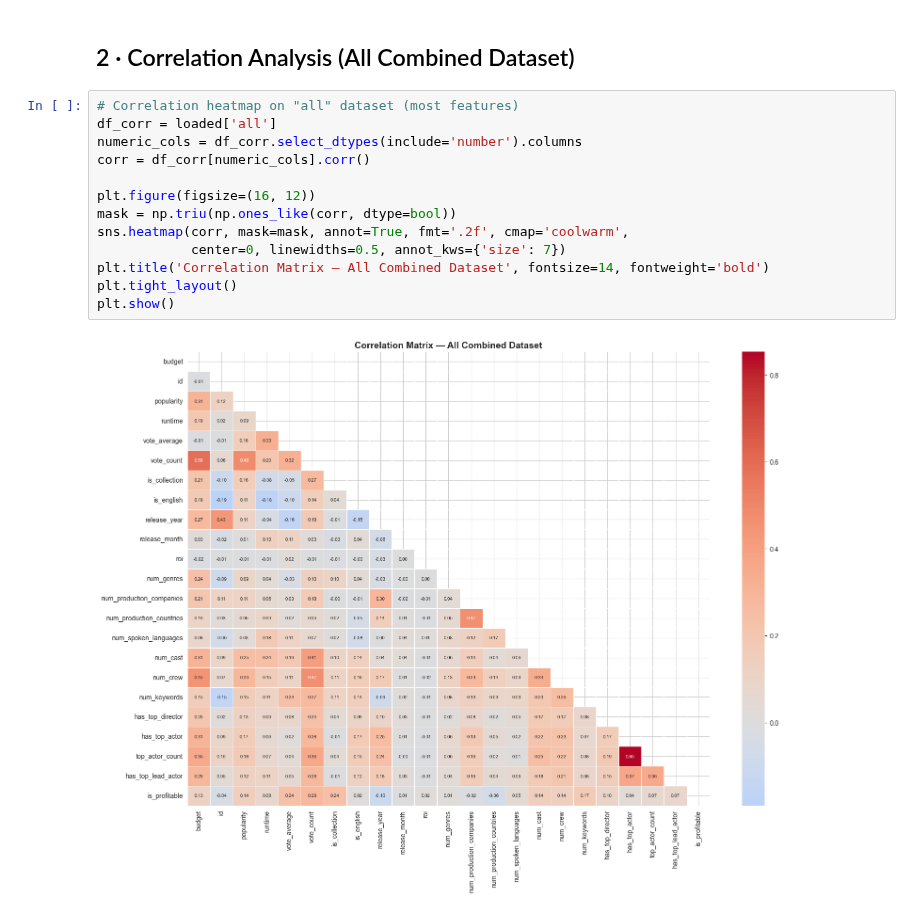
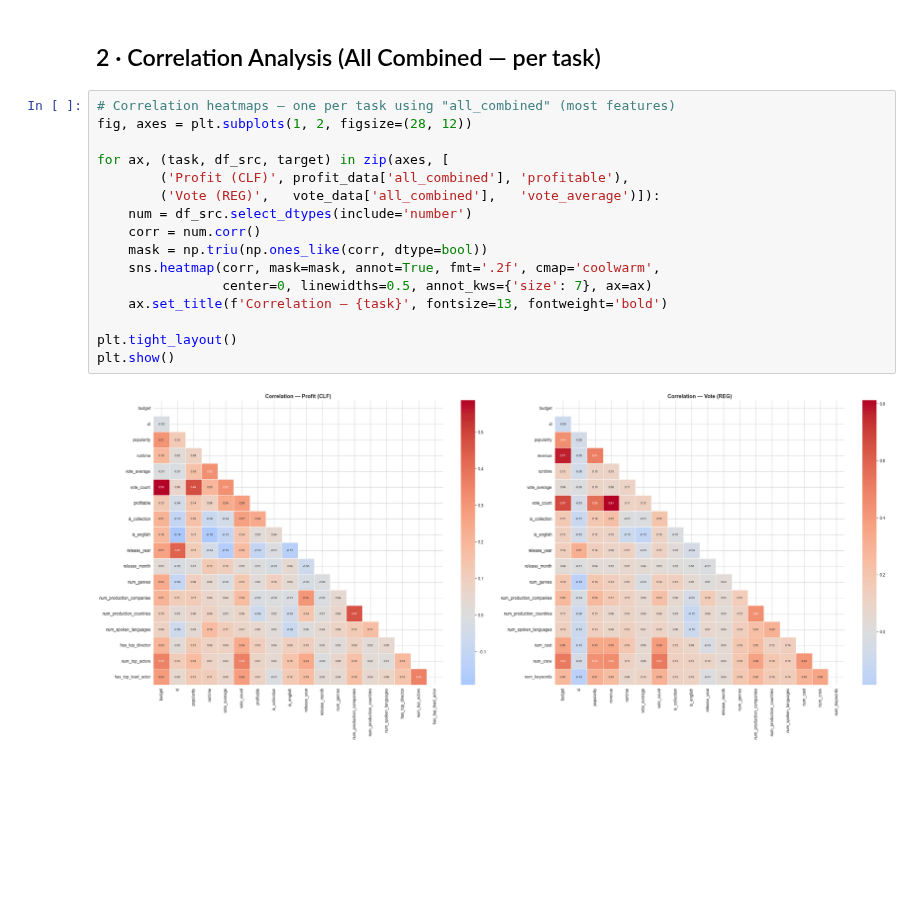
Before and after one commit to MaryemD/movie-success-predictor, a Jupyter notebook: notebooks/03_prepare_for_modeling.ipynb, the cells around one changed output. Drawn from its saved outputs; the diff is of its cells as text; blank space fills up the shorter version.

```diff
--- a/notebooks/03_prepare_for_modeling.ipynb
+++ b/notebooks/03_prepare_for_modeling.ipynb
@@ -97,18 +109,21 @@ Metadata + Keywords  5352        19          69.9           6.28           0.9
 # %% [markdown]
-## 2 · Correlation Analysis (All Combined Dataset)
+## 2 · Correlation Analysis (All Combined — per task)
 # %%
-# Correlation heatmap on "all" dataset (most features)
-df_corr = loaded['all']
-numeric_cols = df_corr.select_dtypes(include='number').columns
-corr = df_corr[numeric_cols].corr()
+# Correlation heatmaps — one per task using "all_combined" (most features)
+fig, axes = plt.subplots(1, 2, figsize=(28, 12))
 
-plt.figure(figsize=(16, 12))
-mask = np.triu(np.ones_like(corr, dtype=bool))
-sns.heatmap(corr, mask=mask, annot=True, fmt='.2f', cmap='coolwarm',
-            center=0, linewidths=0.5, annot_kws={'size': 7})
-plt.title('Correlation Matrix — All Combined Dataset', fontsize=14, fontweight='bold')
+for ax, (task, df_src, target) in zip(axes, [
+        ('Profit (CLF)', profit_data['all_combined'], 'profitable'),
+        ('Vote (REG)',   vote_data['all_combined'],   'vote_average')]):
+    num = df_src.select_dtypes(include='number')
+    corr = num.corr()
+    mask = np.triu(np.ones_like(corr, dtype=bool))
+    sns.heatmap(corr, mask=mask, annot=True, fmt='.2f', cmap='coolwarm',
+                center=0, linewidths=0.5, annot_kws={'size': 7}, ax=ax)
+    ax.set_title(f'Correlation — {task}', fontsize=13, fontweight='bold')
+
 plt.tight_layout()
 plt.show()
 # %% [output]
-[figure, old version]
+[figure, new version]
 # %%
```
Also changed, not shown: parts of 14 cells of this notebook, 16 other files.
